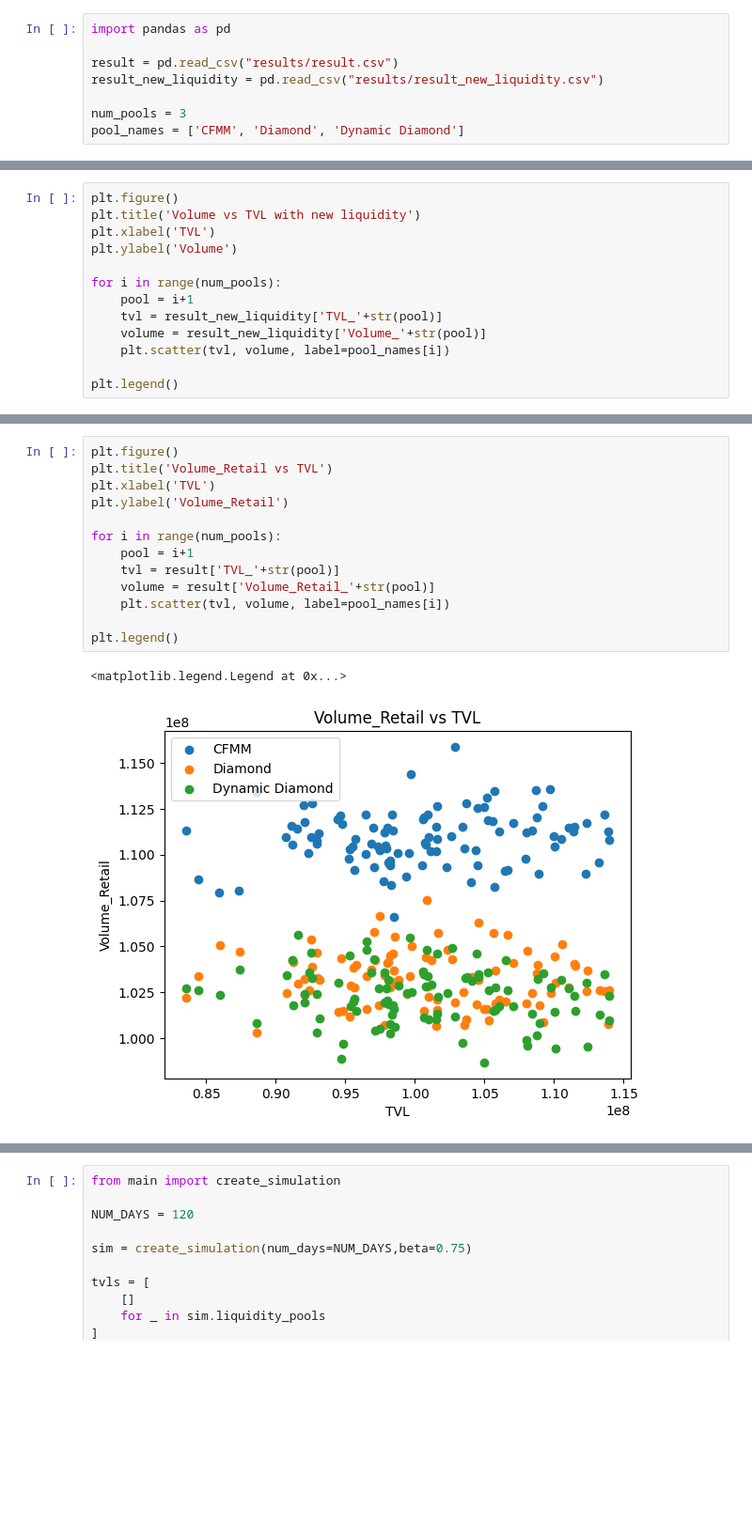
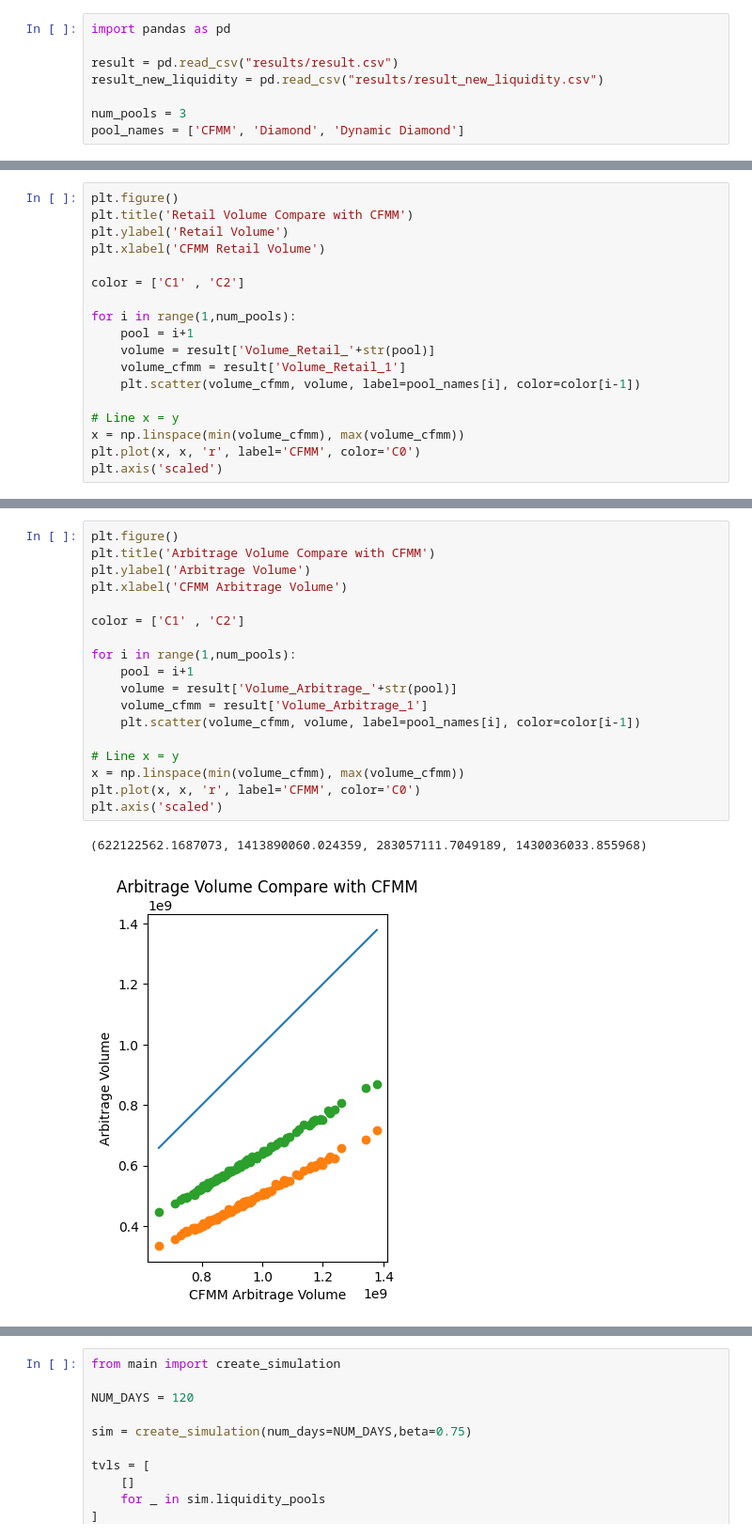
Before and after one commit to decipherhub/LVR-Diamond-DynamicBeta, a Jupyter notebook: simulation/analysis.ipynb, the cells around one changed output, grey strips where cells are left out. Shown at 94% size. Cells and saved outputs as stored; diff of their text form; blank space fills up the shorter version.

```diff
--- a/simulation/analysis.ipynb
+++ b/simulation/analysis.ipynb
@@ -218,14 +221,19 @@ plt.legend()
 # %%
 plt.figure()
-plt.title('Volume vs TVL with new liquidity')
-plt.xlabel('TVL')
-plt.ylabel('Volume')
+plt.title('Retail Volume Compare with CFMM')
+plt.ylabel('Retail Volume')
+plt.xlabel('CFMM Retail Volume')
 
-for i in range(num_pools):
+color = ['C1' , 'C2']
+
+for i in range(1,num_pools):
     pool = i+1
-    tvl = result_new_liquidity['TVL_'+str(pool)]
-    volume = result_new_liquidity['Volume_'+str(pool)]
-    plt.scatter(tvl, volume, label=pool_names[i])
+    volume = result['Volume_Retail_'+str(pool)]
+    volume_cfmm = result['Volume_Retail_1']
+    plt.scatter(volume_cfmm, volume, label=pool_names[i], color=color[i-1])
 
-plt.legend()
+# Line x = y
+x = np.linspace(min(volume_cfmm), max(volume_cfmm))
+plt.plot(x, x, 'r', label='CFMM', color='C0')
+plt.axis('scaled')
 # %% [output]
@@ -234,16 +245,21 @@ plt.legend()
 # %%
 plt.figure()
-plt.title('Volume_Retail vs TVL')
-plt.xlabel('TVL')
-plt.ylabel('Volume_Retail')
+plt.title('Arbitrage Volume Compare with CFMM')
+plt.ylabel('Arbitrage Volume')
+plt.xlabel('CFMM Arbitrage Volume')
 
-for i in range(num_pools):
+color = ['C1' , 'C2']
+
+for i in range(1,num_pools):
     pool = i+1
-    tvl = result['TVL_'+str(pool)]
-    volume = result['Volume_Retail_'+str(pool)]
-    plt.scatter(tvl, volume, label=pool_names[i])
+    volume = result['Volume_Arbitrage_'+str(pool)]
+    volume_cfmm = result['Volume_Arbitrage_1']
+    plt.scatter(volume_cfmm, volume, label=pool_names[i], color=color[i-1])
 
-plt.legend()
+# Line x = y
+x = np.linspace(min(volume_cfmm), max(volume_cfmm))
+plt.plot(x, x, 'r', label='CFMM', color='C0')
+plt.axis('scaled')
 # %% [output]
-<matplotlib.legend.Legend at 0x...>
+(622122562.1687073, 1413890060.024359, 283057111.7049189, 1430036033.855968)
-[figure, old version]
+[figure, new version]
```
Also changed, not shown: parts of 19 cells of this notebook, 3 other files.
